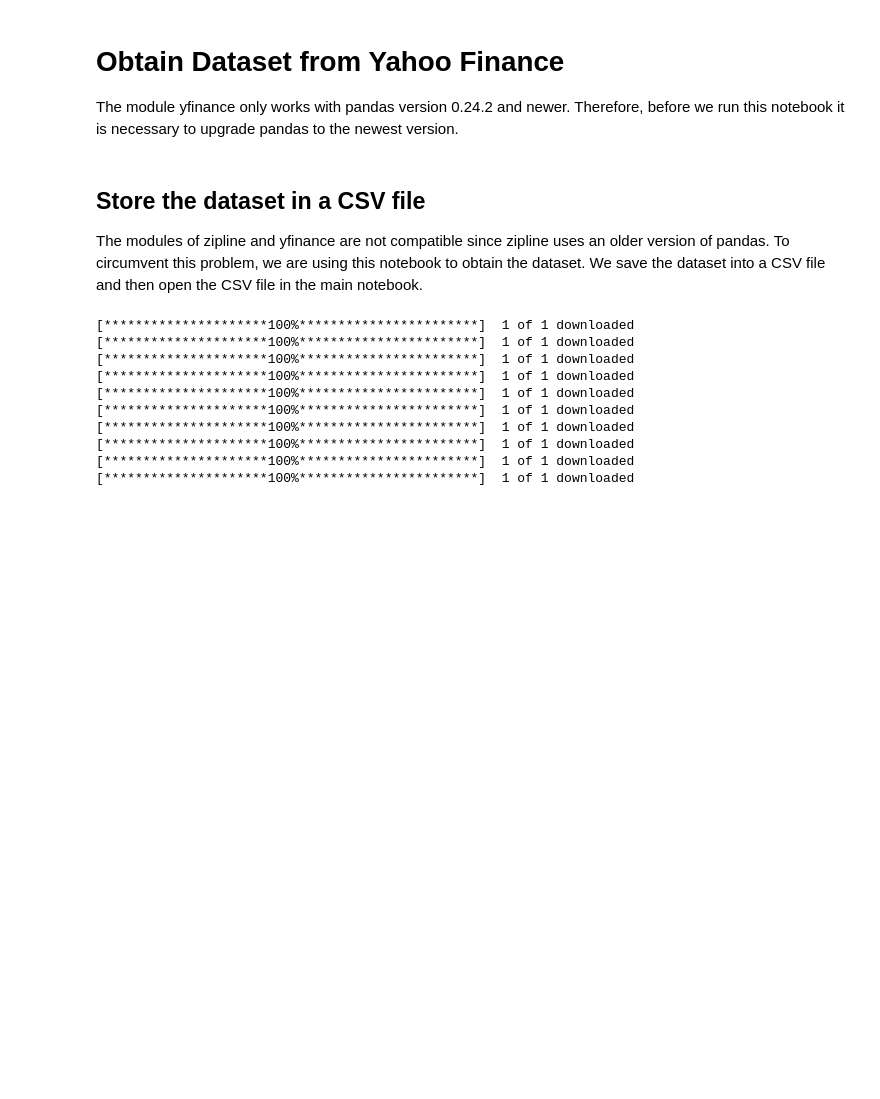
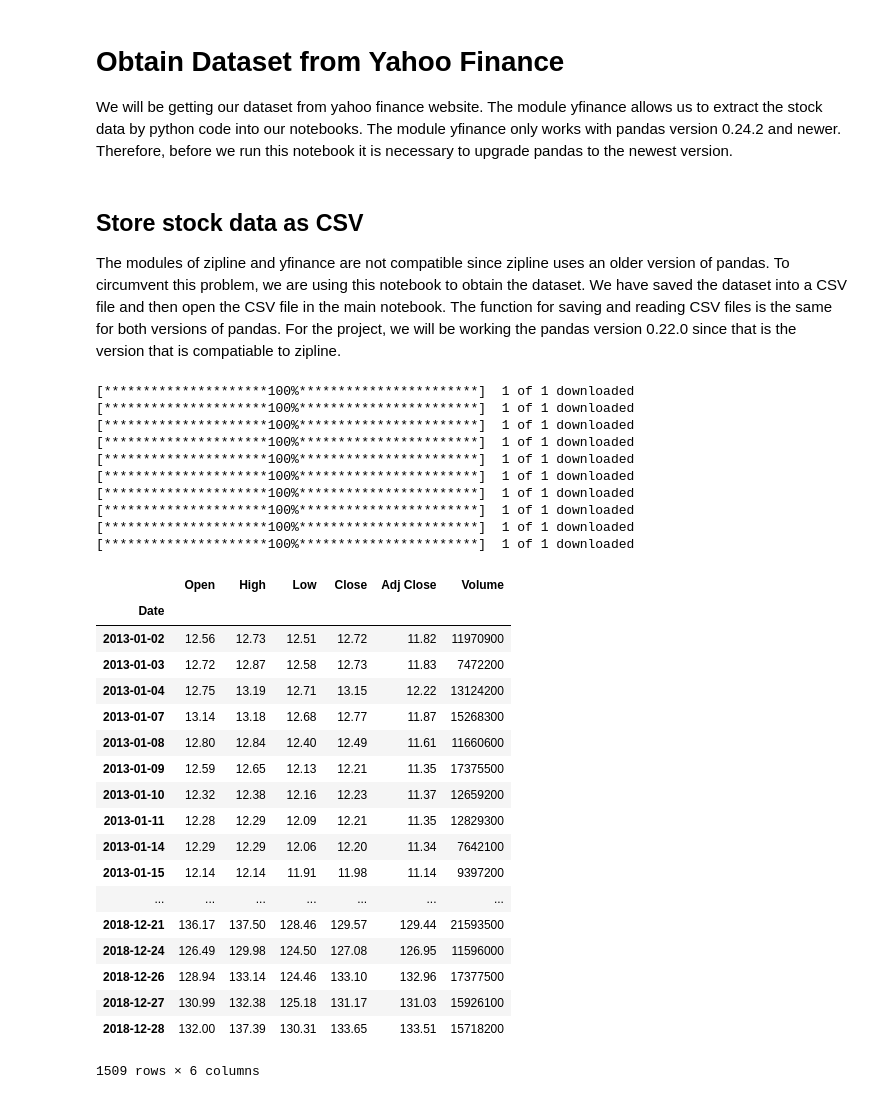
Before and after one commit to demidang12/PSTAT134FinalGroupProject, a Jupyter notebook: Download_dataset.ipynb, the cells around one changed output. Drawn from its saved outputs; the diff is of its cells as text; code cells hidden in the pictures; blank space fills up the shorter version.

Commit message:
zipline

```diff
--- a/Download_dataset.ipynb
+++ b/Download_dataset.ipynb
@@ -1,7 +1,7 @@
 # %% [markdown]
 # Obtain Dataset from Yahoo Finance
 
-The module yfinance only works with pandas version 0.24.2 and newer. Therefore, before we run this notebook it is necessary to upgrade pandas to the newest version.
+We will be getting our dataset from yahoo finance website. The module yfinance allows us to extract the stock data by python code into our notebooks. The module yfinance only works with pandas version 0.24.2 and newer. Therefore, before we run this notebook it is necessary to upgrade pandas to the newest version.
 # %%
 # Modules needed to extract data
 import pandas as pd
@@ -10,8 +9,8 @@ from pandas_datareader import data as pdr
 import yfinance as yf
 # %% [markdown]
-## Store the dataset in a CSV file
+## Store stock data as CSV
 
-The modules of zipline and yfinance are not compatible since zipline uses an older version of pandas. To circumvent this problem, we are using this notebook to obtain the dataset. We save the dataset into a CSV file and then open the CSV file in the main notebook.
+The modules of zipline and yfinance are not compatible since zipline uses an older version of pandas. To circumvent this problem, we are using this notebook to obtain the dataset. We have saved the dataset into a CSV file and then open the CSV file in the main notebook. The function for saving and reading CSV files is the same for both versions of pandas. For the project, we will be working the pandas version 0.22.0 since that is the version that is compatiable to zipline.
 # %%
 # Download the stock data from yahoo finance in pandas dataframe
 yf.pdr_override()
@@ -48,31 +47,51 @@ MAStock = pdr.get_data_yahoo("MA",
 MSFTStock = pdr.get_data_yahoo("MSFT",
                           start = '2013-01-01',
                           end = '2018-12-31',
                           interval = '1d')
 
 NVDAStock = pdr.get_data_yahoo("NVDA",
                           start = '2013-01-01',
                           end = '2018-12-31',
                           interval = '1d')
 
 UNHStock = pdr.get_data_yahoo("UNH",
                          start = '2013-01-01',
                          end = '2018-12-31',
                          interval = '1d')
 
 VStock = pdr.get_data_yahoo("V",
                        start = '2013-01-01',
                        end = '2018-12-31',
                        interval = '1d')
+NVDAStock
 # %% [output]
 [*********************100%***********************]  1 of 1 downloaded
 [*********************100%***********************]  1 of 1 downloaded
 [*********************100%***********************]  1 of 1 downloaded
 [*********************100%***********************]  1 of 1 downloaded
 [*********************100%***********************]  1 of 1 downloaded
 [*********************100%***********************]  1 of 1 downloaded
 [*********************100%***********************]  1 of 1 downloaded
 [*********************100%***********************]  1 of 1 downloaded
 [*********************100%***********************]  1 of 1 downloaded
 [*********************100%***********************]  1 of 1 downloaded
+|  | Open | High | Low | Close | Adj Close | Volume |
+| Date |  |  |  |  |  |  |
+| 2013-01-02 | 12.56 | 12.73 | 12.51 | 12.72 | 11.82 | 11970900 |
+| 2013-01-03 | 12.72 | 12.87 | 12.58 | 12.73 | 11.83 | 7472200 |
+| 2013-01-04 | 12.75 | 13.19 | 12.71 | 13.15 | 12.22 | 13124200 |
+| 2013-01-07 | 13.14 | 13.18 | 12.68 | 12.77 | 11.87 | 15268300 |
+| 2013-01-08 | 12.80 | 12.84 | 12.40 | 12.49 | 11.61 | 11660600 |
+| 2013-01-09 | 12.59 | 12.65 | 12.13 | 12.21 | 11.35 | 17375500 |
+| 2013-01-10 | 12.32 | 12.38 | 12.16 | 12.23 | 11.37 | 12659200 |
+| 2013-01-11 | 12.28 | 12.29 | 12.09 | 12.21 | 11.35 | 12829300 |
+| 2013-01-14 | 12.29 | 12.29 | 12.06 | 12.20 | 11.34 | 7642100 |
+| 2013-01-15 | 12.14 | 12.14 | 11.91 | 11.98 | 11.14 | 9397200 |
+| ... | ... | ... | ... | ... | ... | ... |
+| 2018-12-21 | 136.17 | 137.50 | 128.46 | 129.57 | 129.44 | 21593500 |
+| 2018-12-24 | 126.49 | 129.98 | 124.50 | 127.08 | 126.95 | 11596000 |
+| 2018-12-26 | 128.94 | 133.14 | 124.46 | 133.10 | 132.96 | 17377500 |
+| 2018-12-27 | 130.99 | 132.38 | 125.18 | 131.17 | 131.03 | 15926100 |
+| 2018-12-28 | 132.00 | 137.39 | 130.31 | 133.65 | 133.51 | 15718200 |
+1509 rows × 6 columns
 # %%
```
Also changed, not shown: parts of 3 cells of this notebook, 10 other files.
